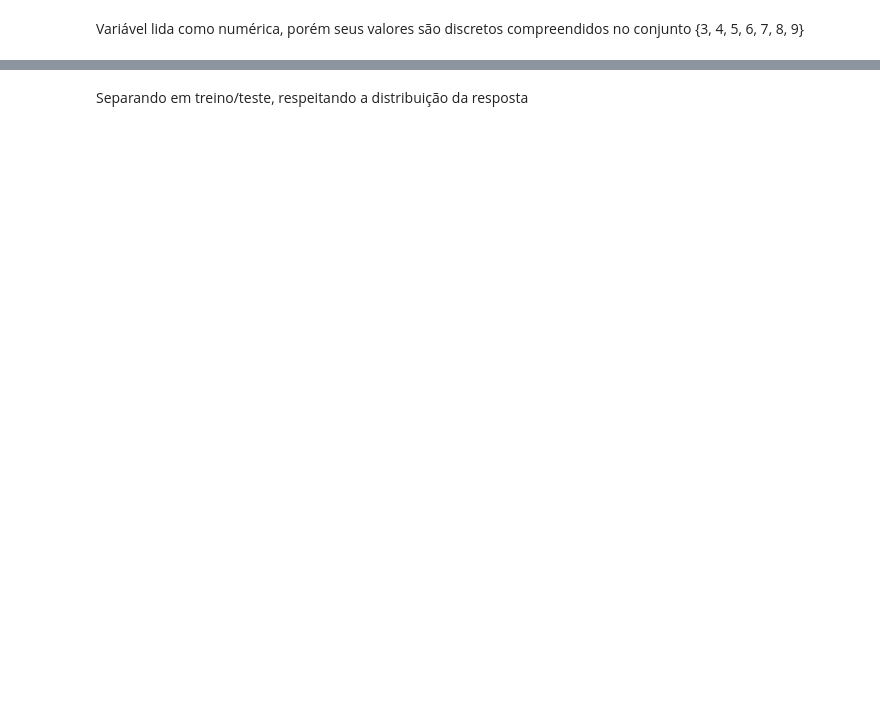
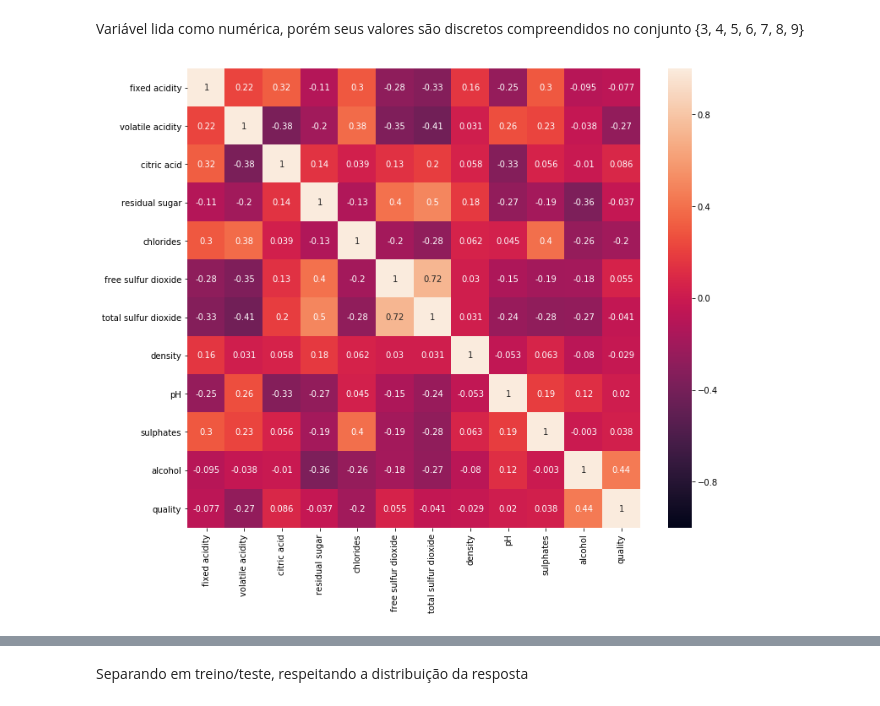
Before and after one commit to fbarscevicius/vinho-verde, a Jupyter notebook: 01_eda.ipynb, the cells around one changed output, grey strips where cells are left out. Drawn from its saved outputs; the diff is of its cells as text; code cells hidden in the pictures; blank space fills up the shorter version.

```diff
--- a/01_eda.ipynb
+++ b/01_eda.ipynb
@@ -124,2 +122,7 @@ Name: quality, dtype: int64
 # %% [markdown]
 Variável lida como numérica, porém seus valores são discretos compreendidos no conjunto {3, 4, 5, 6, 7, 8, 9}
+# %%
+plt.figure(figsize=(12, 10))
+sns.heatmap(wine_raw_df.corr(), annot=True, linewidths=0, vmin=-1);
+# %% [output]
+[figure, added]
```
Also changed, not shown: parts of 12 cells of this notebook, 1 other file.
